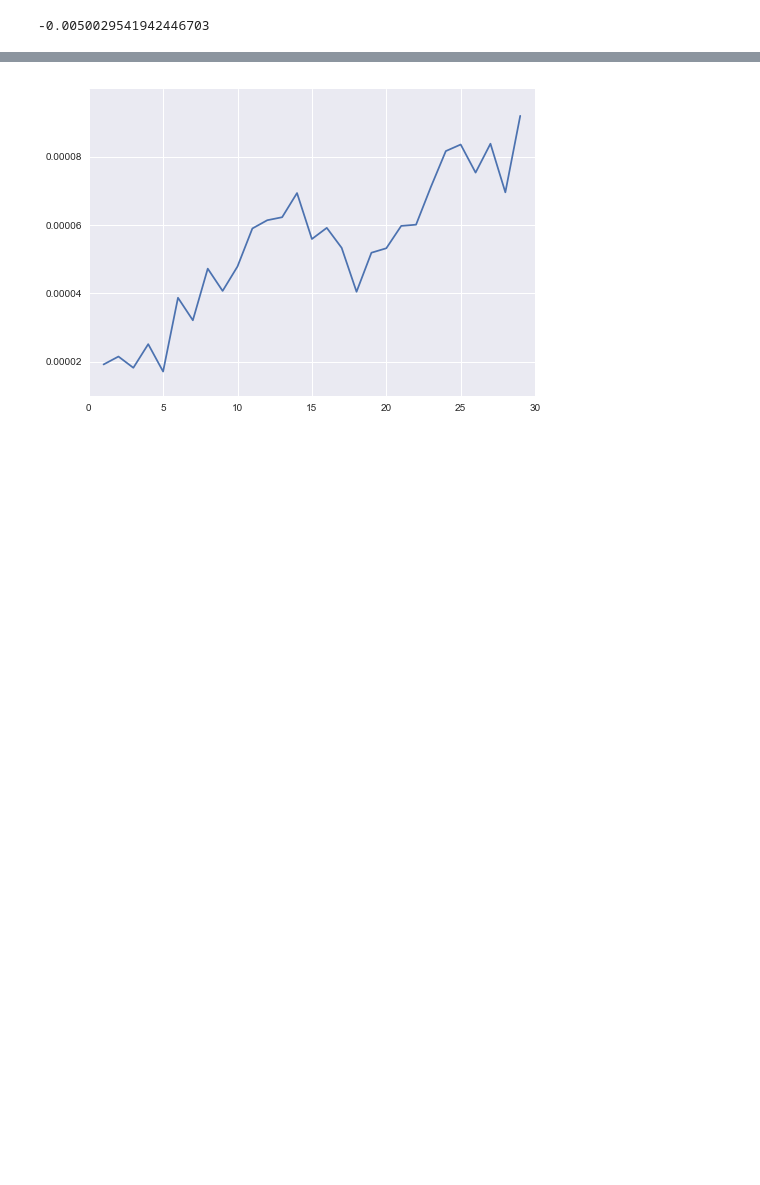
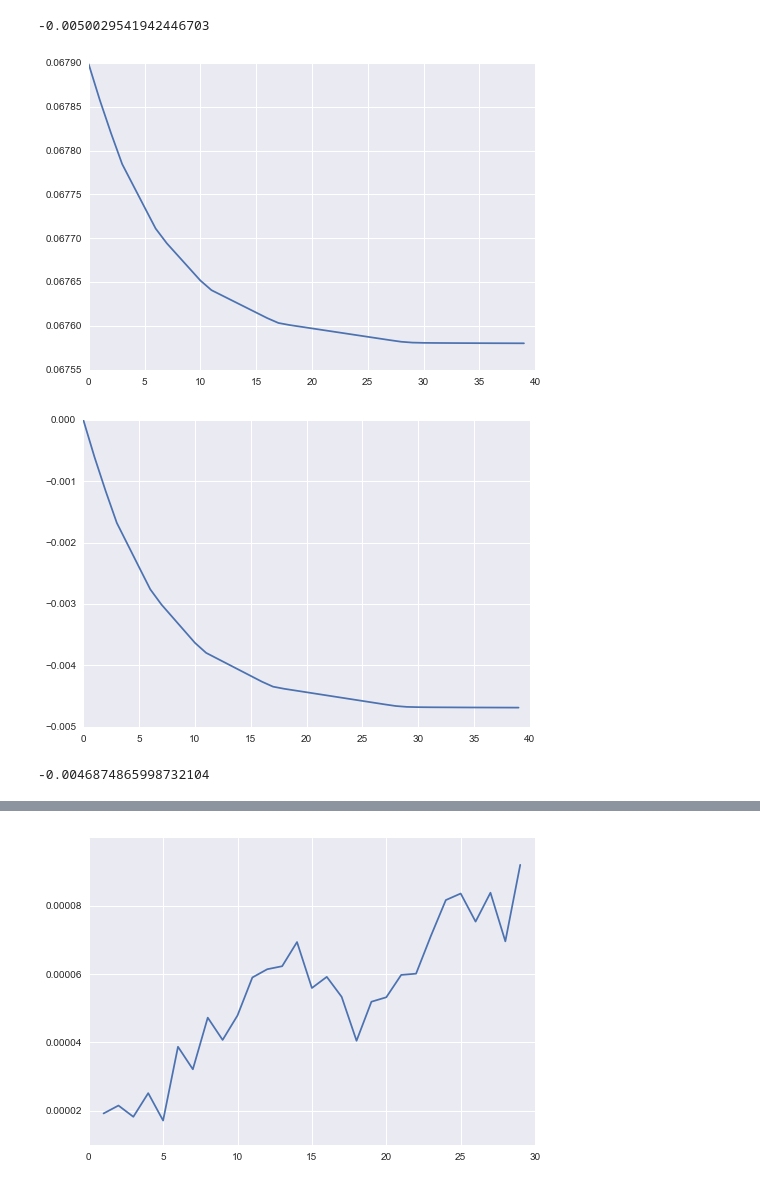
Before and after one commit to MatthewMcGonagle/KaggleZillow, a Jupyter notebook: AnisotropicDiffusionYearBuilt.ipynb, the cells around one changed output, grey strips where cells are left out. Drawn from its saved outputs; the diff is of its cells as text; code cells hidden in the pictures; blank space fills up the shorter version.

Commit message:
Added more gradient descent cases.

```diff
--- a/AnisotropicDiffusionYearBuilt.ipynb
+++ b/AnisotropicDiffusionYearBuilt.ipynb
@@ -406,3 +406,45 @@ np.amin(absRelativeChange)
 [figure]
 [figure]
 -0.0050029541942446703
+# %%
+# Try doing a gradient descent on a linear fit of year built for L1 norm of error.
+niterations = 40
+rate = 10**-14
+coeff = np.zeros(2)
+
+x_train = vals_df.yearbuilt.values
+y_train = vals_df.logerror.values
+y_predict = np.zeros(len(y_train))
+grad = np.zeros(2)
+
+absErrors = np.zeros(niterations)
+relErrors = np.zeros(niterations)
+
+origerror = np.mean(np.abs(y_train))
+
+for i in range(niterations):
+    y_predict = coeff[0] + coeff[1] * x_train
+    x_vals = x_train[y_predict > y_train]
+    grad[0] = len(x_vals)
+    grad[1] = np.sum(x_vals)
+    x_vals = x_train[y_predict < y_train]
+    grad[0] -= len(x_vals)
+    grad[1] -= np.sum(x_vals)
+    coeff -= grad * rate
+
+    newerror = np.abs(y_predict - y_train)
+    absErrors[i] = np.mean(newerror)
+    newerror = (np.mean(newerror) - origerror) / origerror
+    relErrors[i] = newerror
+
+plt.plot(absErrors)
+plt.show()
+
+plt.plot(relErrors)
+plt.show()
+
+np.amin(relErrors)
+# %% [output]
+[figure, added]
+[figure, added]
+-0.0046874865998732104
```
Also changed, not shown: parts of 3 cells of this notebook.
